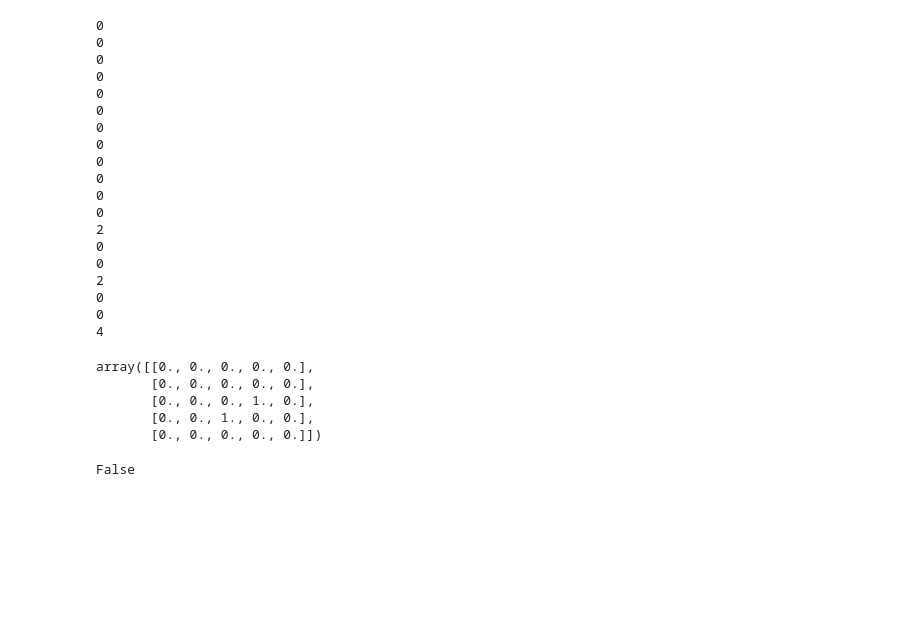
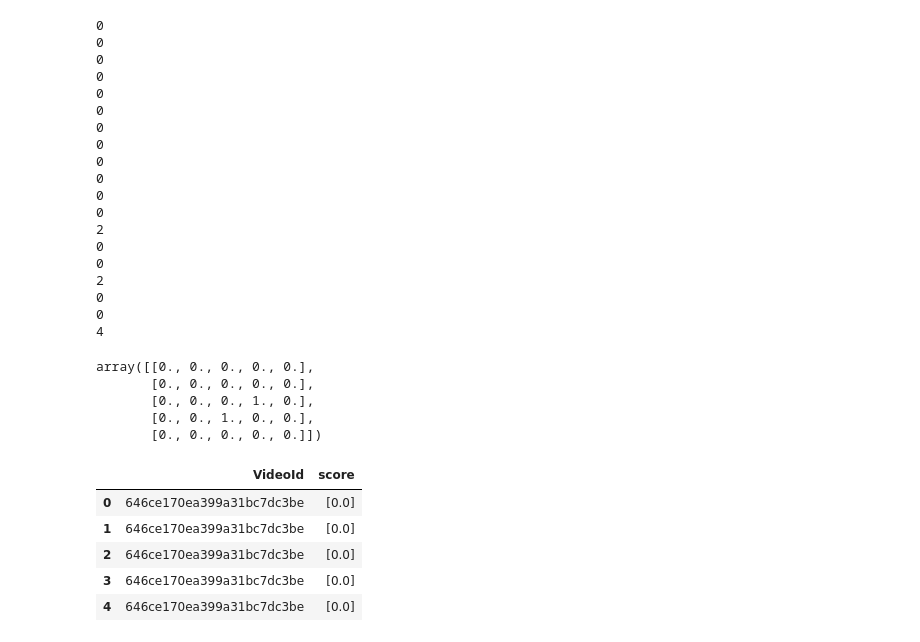
Before and after one commit to IO2-2023-JB/team-10-backend, a Jupyter notebook: recommendation_engine/app/recommendations_tests.ipynb, the cells around one changed output. Saved outputs shown, nothing was run; the diff lists cells and outputs as text; code cells hidden in the pictures; blank space fills up the shorter version.

```diff
--- a/recommendation_engine/app/recommendations_tests.ipynb
+++ b/recommendation_engine/app/recommendations_tests.ipynb
@@ -104,7 +103,24 @@ array([[0., 0., 0., 0., 0.],
        [0., 0., 0., 1., 0.],
        [0., 0., 1., 0., 0.],
        [0., 0., 0., 0., 0.]])
-# %%
-(min(len(video_collection["Tags"][2]), len(video_collection["Tags"][3]))) == 0
-# %% [output]
-False
+# %%
+from app.const import HISTORY_DEPTH
+
+
+user_history = watched_video.drop_duplicates(subset='VideoId', keep="last").reset_index()
+recommended = pd.DataFrame(columns=["VideoId", "score"])
+history_length = len(user_history)
+for i in min(range(history_length), HISTORY_DEPTH):
+    video_index = video_collection[video_collection["_id"] == user_history["VideoId"][i]].index
+    for j in range(len(movie_matrix)):
+        if(movie_matrix[video_index, j] > 0):
+            recommended.loc[len(recommended)] = {"VideoId": user_history["VideoId"][i], "score": movie_matrix[video_index, j] / (i * DEPTH_PENALTY)}
+
+recommended.drop_duplicates(subset="VideoId", keep="first").sort_values(by="score", ascending=False)
+# %% [output]
+|  | VideoId | score |
+| 0 | 646ce170ea399a31bc7dc3be | [0.0] |
+| 1 | 646ce170ea399a31bc7dc3be | [0.0] |
+| 2 | 646ce170ea399a31bc7dc3be | [0.0] |
+| 3 | 646ce170ea399a31bc7dc3be | [0.0] |
+| 4 | 646ce170ea399a31bc7dc3be | [0.0] |
```
Also changed, not shown: parts of 4 cells of this notebook, 2 other files.
